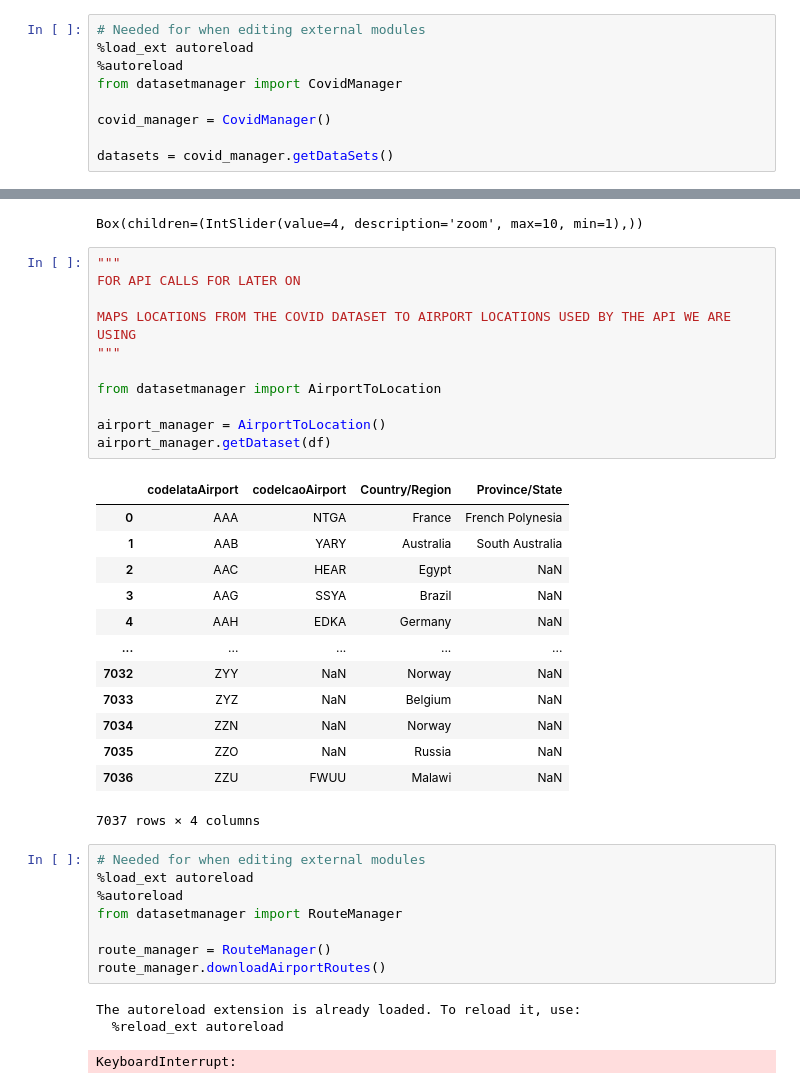
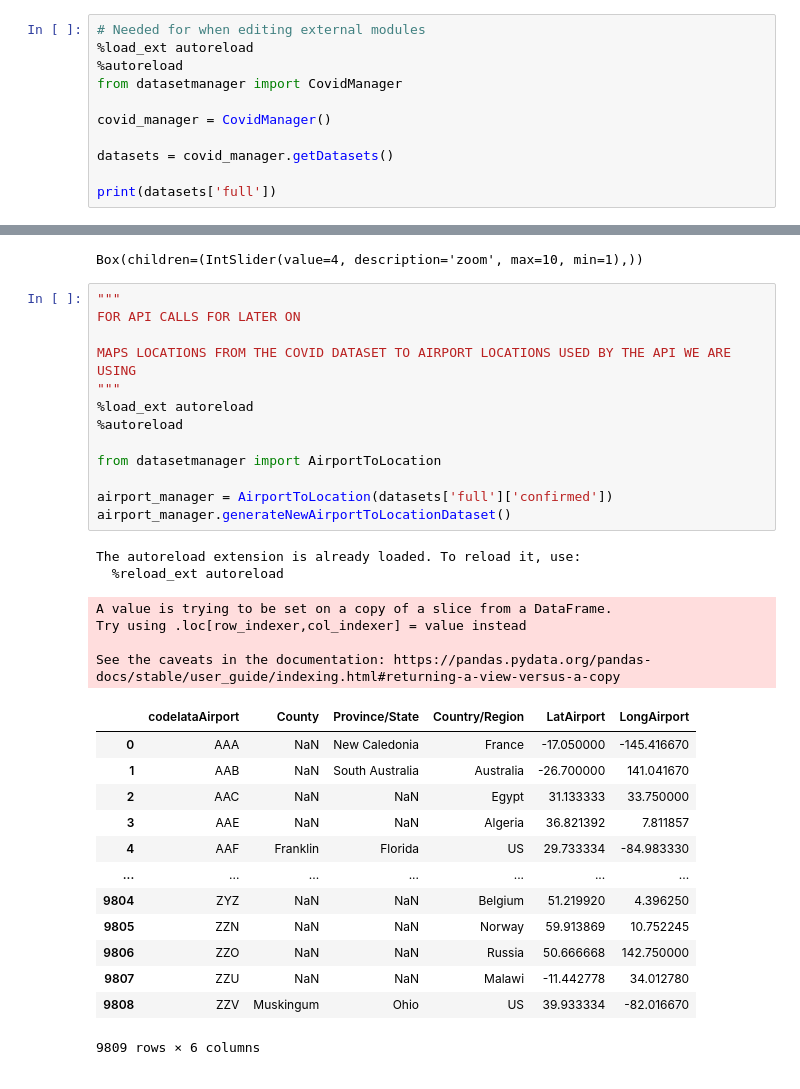
Before and after one commit to Ccamm/coronavirus_network, a Jupyter notebook: coronavirus_network.ipynb, the cells around one changed output, grey strips where cells are left out. Drawn from its saved outputs; the diff is of its cells as text.

```diff
--- a/coronavirus_network.ipynb
+++ b/coronavirus_network.ipynb
@@ -57,5 +57,7 @@ from datasetmanager import CovidManager
 
 covid_manager = CovidManager()
 
-datasets = covid_manager.getDataSets()
+datasets = covid_manager.getDatasets()
+
+print(datasets['full'])
 # %% [output]
@@ -219,37 +236,33 @@ Box(children=(IntSlider(value=4, description='zoom', max=10, min=1),))
 # %%
 """
 FOR API CALLS FOR LATER ON
 
 MAPS LOCATIONS FROM THE COVID DATASET TO AIRPORT LOCATIONS USED BY THE API WE ARE USING
 """
+%load_ext autoreload
+%autoreload
 
 from datasetmanager import AirportToLocation
 
-airport_manager = AirportToLocation()
-airport_manager.getDataset(df)
+airport_manager = AirportToLocation(datasets['full']['confirmed'])
+airport_manager.generateNewAirportToLocationDataset()
 # %% [output]
+The autoreload extension is already loaded. To reload it, use:
+  %reload_ext autoreload
+A value is trying to be set on a copy of a slice from a DataFrame.
+Try using .loc[row_indexer,col_indexer] = value instead
+
+See the caveats in the documentation: https://pandas.pydata.org/pandas-docs/stable/user_guide/indexing.html#returning-a-view-versus-a-copy
-|  | codeIataAirport | codeIcaoAirport | Country/Region | Province/State |
-| 0 | AAA | NTGA | France | French Polynesia |
-| 1 | AAB | YARY | Australia | South Australia |
-| 2 | AAC | HEAR | Egypt | NaN |
-| 3 | AAG | SSYA | Brazil | NaN |
-| 4 | AAH | EDKA | Germany | NaN |
-| ... | ... | ... | ... | ... |
-| 7032 | ZYY | NaN | Norway | NaN |
-| 7033 | ZYZ | NaN | Belgium | NaN |
-| 7034 | ZZN | NaN | Norway | NaN |
-| 7035 | ZZO | NaN | Russia | NaN |
-| 7036 | ZZU | FWUU | Malawi | NaN |
+|  | codeIataAirport | County | Province/State | Country/Region | LatAirport | LongAirport |
+| 0 | AAA | NaN | New Caledonia | France | -17.050000 | -145.416670 |
+| 1 | AAB | NaN | South Australia | Australia | -26.700000 | 141.041670 |
+| 2 | AAC | NaN | NaN | Egypt | 31.133333 | 33.750000 |
+| 3 | AAE | NaN | NaN | Algeria | 36.821392 | 7.811857 |
+| 4 | AAF | Franklin | Florida | US | 29.733334 | -84.983330 |
+| ... | ... | ... | ... | ... | ... | ... |
+| 9804 | ZYZ | NaN | NaN | Belgium | 51.219920 | 4.396250 |
+| 9805 | ZZN | NaN | NaN | Norway | 59.913869 | 10.752245 |
+| 9806 | ZZO | NaN | NaN | Russia | 50.666668 | 142.750000 |
+| 9807 | ZZU | NaN | NaN | Malawi | -11.442778 | 34.012780 |
+| 9808 | ZZV | Muskingum | Ohio | US | 39.933334 | -82.016670 |
-7037 rows × 4 columns
+9809 rows × 6 columns
-# %%
-# Needed for when editing external modules
-%load_ext autoreload
-%autoreload
-from datasetmanager import RouteManager
-
-route_manager = RouteManager()
-route_manager.downloadAirportRoutes()
-# %% [output]
-The autoreload extension is already loaded. To reload it, use:
-  %reload_ext autoreload
-KeyboardInterrupt:
```
Also changed, not shown: parts of 2 cells of this notebook, 53 other files.
